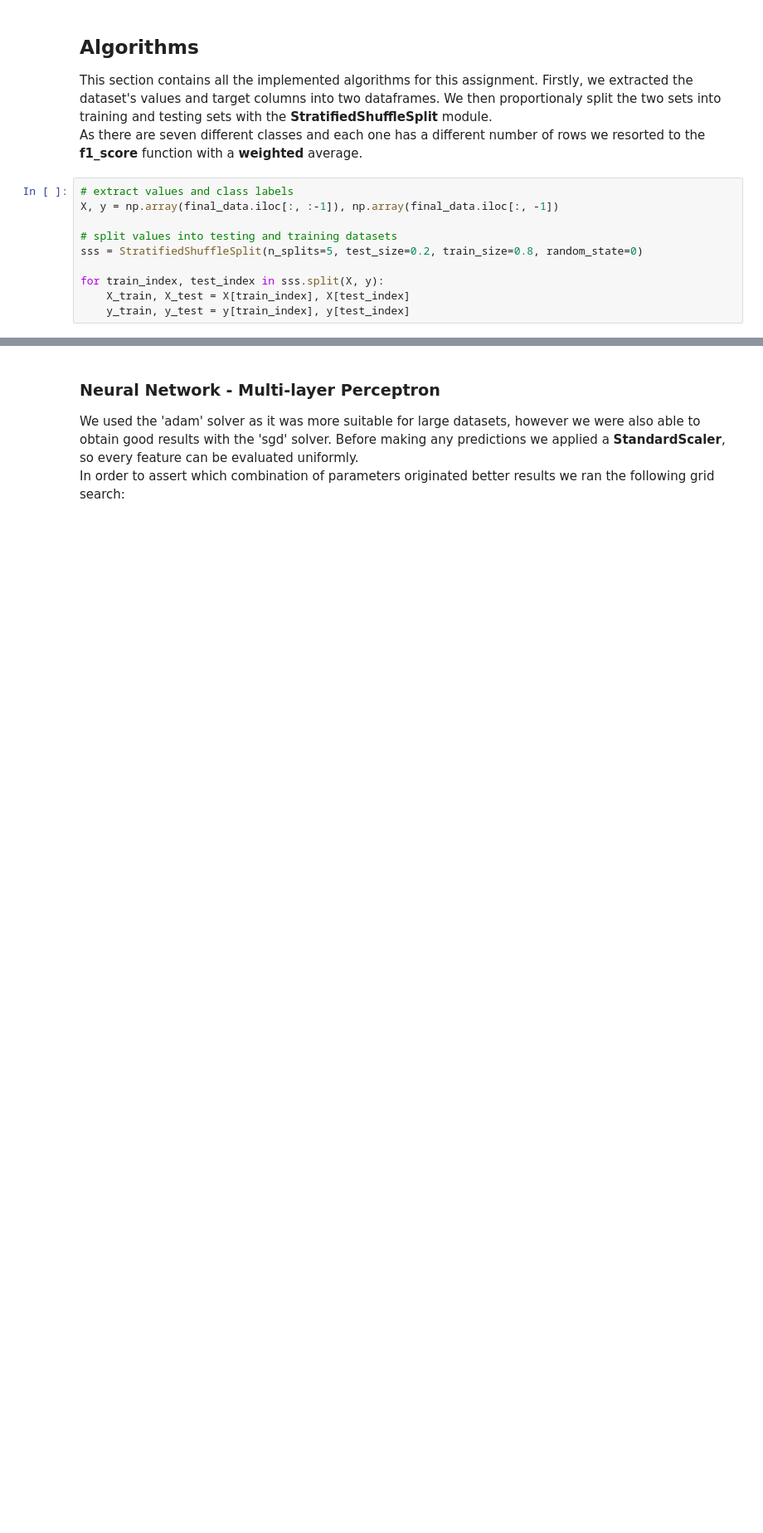
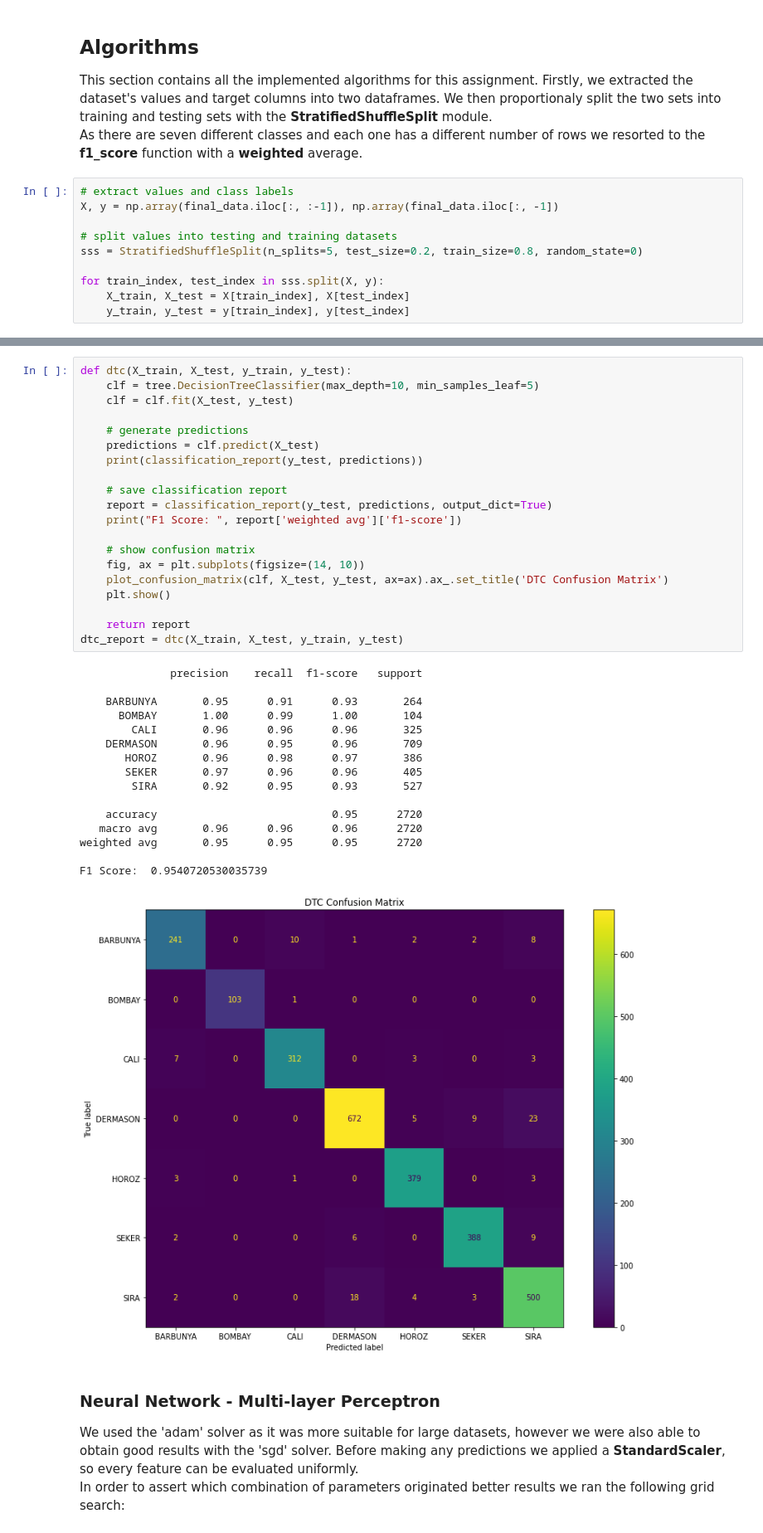
Before and after one commit to ivSaav/DryBeans, a Jupyter notebook: notebook/drybeans.ipynb, the cells around one changed output, grey strips where cells are left out. Shown at 83% size. Drawn from its saved outputs; the diff is of its cells as text; blank space fills up the shorter version.

Commit message:
Added decision tree in notebook

```diff
--- a/notebook/drybeans.ipynb
+++ b/notebook/drybeans.ipynb
@@ -227,3 +229,40 @@ for train_index, test_index in sss.split(X, y):
+# %%
+def dtc(X_train, X_test, y_train, y_test):
+    clf = tree.DecisionTreeClassifier(max_depth=10, min_samples_leaf=5)
+    clf = clf.fit(X_test, y_test)
+
+    # generate predictions
+    predictions = clf.predict(X_test)
+    print(classification_report(y_test, predictions))
+
+    # save classification report
+    report = classification_report(y_test, predictions, output_dict=True)
+    print("F1 Score: ", report['weighted avg']['f1-score'])
+
+    # show confusion matrix
+    fig, ax = plt.subplots(figsize=(14, 10))
+    plot_confusion_matrix(clf, X_test, y_test, ax=ax).ax_.set_title('DTC Confusion Matrix')
+    plt.show()
+
+    return report
+dtc_report = dtc(X_train, X_test, y_train, y_test)
+# %% [output]
+              precision    recall  f1-score   support
+
+    BARBUNYA       0.95      0.91      0.93       264
+      BOMBAY       1.00      0.99      1.00       104
+        CALI       0.96      0.96      0.96       325
+    DERMASON       0.96      0.95      0.96       709
+       HOROZ       0.96      0.98      0.97       386
+       SEKER       0.97      0.96      0.96       405
+        SIRA       0.92      0.95      0.93       527
+
+    accuracy                           0.95      2720
+   macro avg       0.96      0.96      0.96      2720
+weighted avg       0.95      0.95      0.95      2720
+
+F1 Score:  0.9540720530035739
+[figure, added]
 # %% [markdown]
 ### Neural Network - Multi-layer Perceptron
 
```
Also changed, not shown: parts of 3 cells of this notebook.
